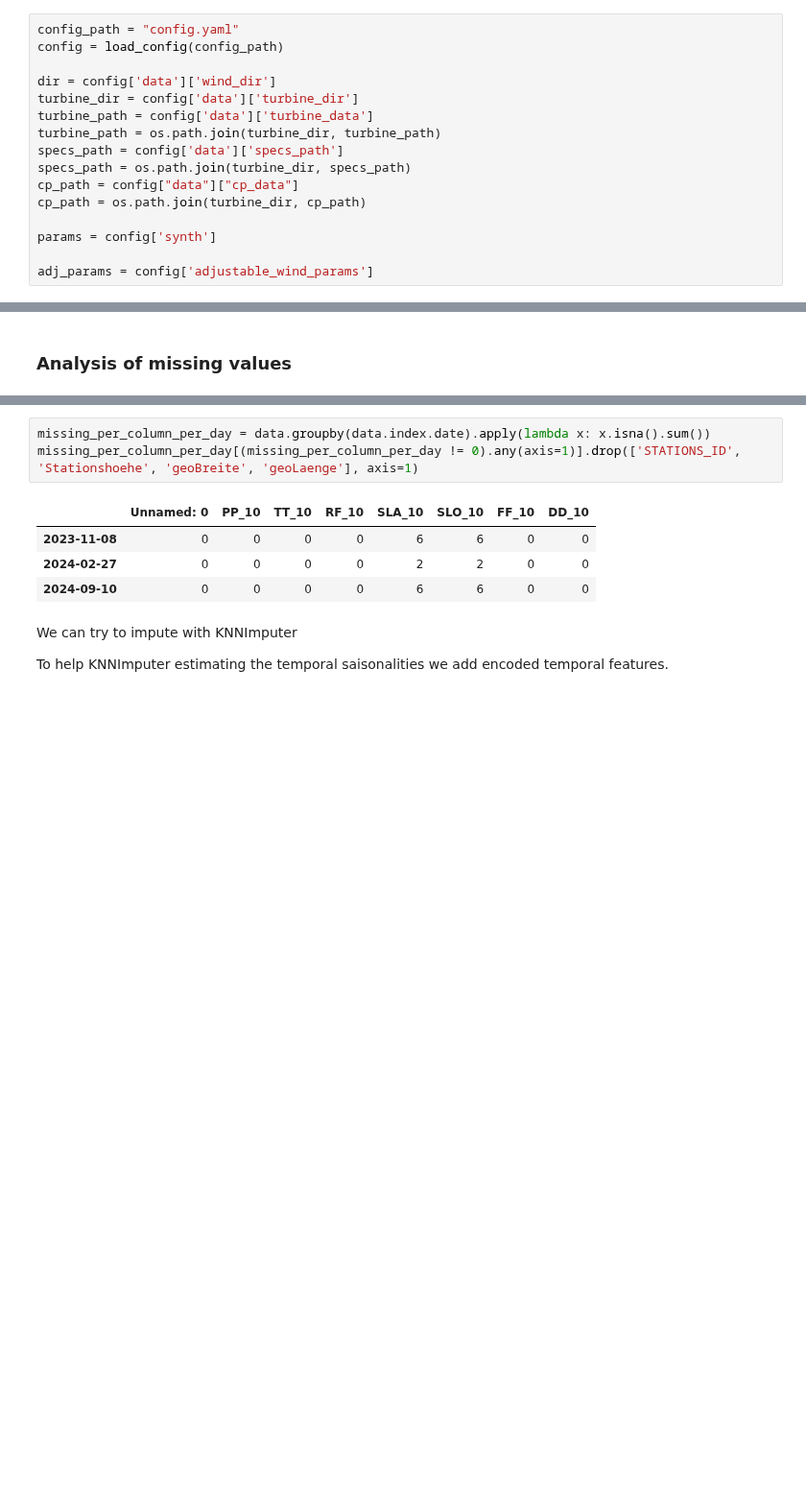
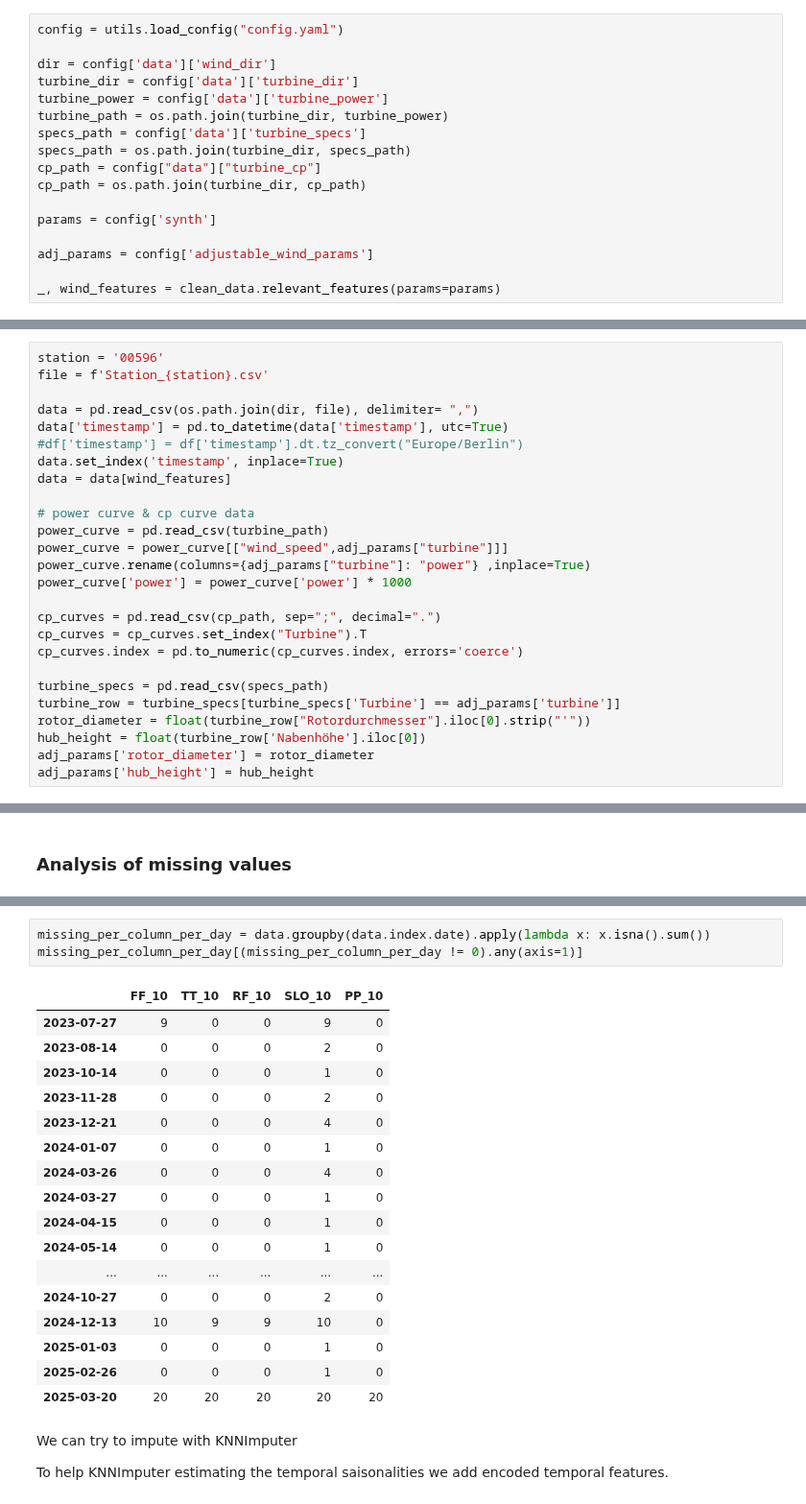
Before and after one commit to vikwal/synthetic_re_data_generation, a Jupyter notebook: generate_wind.ipynb, the cells around one changed output, grey strips where cells are left out. Shown at 96% size. Drawn from its saved outputs; the diff is of its cells as text; blank space fills up the shorter version.

```diff
--- a/generate_wind.ipynb
+++ b/generate_wind.ipynb
@@ -19,16 +19,17 @@ def load_config(config_path):
 # %%
-config_path = "config.yaml"
-config = load_config(config_path)
+config = utils.load_config("config.yaml")
 
 dir = config['data']['wind_dir']
 turbine_dir = config['data']['turbine_dir']
-turbine_path = config['data']['turbine_data']
-turbine_path = os.path.join(turbine_dir, turbine_path)
-specs_path = config['data']['specs_path']
+turbine_power = config['data']['turbine_power']
+turbine_path = os.path.join(turbine_dir, turbine_power)
+specs_path = config['data']['turbine_specs']
 specs_path = os.path.join(turbine_dir, specs_path)
-cp_path = config["data"]["cp_data"]
+cp_path = config["data"]["turbine_cp"]
 cp_path = os.path.join(turbine_dir, cp_path)
 
 params = config['synth']
 
 adj_params = config['adjustable_wind_params']
+
+_, wind_features = clean_data.relevant_features(params=params)
@@ -45,3 +36,29 @@ data.set_index('timestamp', inplace=True)
+# %%
+station = '00596'
+file = f'Station_{station}.csv'
+
+data = pd.read_csv(os.path.join(dir, file), delimiter= ",")
+data['timestamp'] = pd.to_datetime(data['timestamp'], utc=True)
+#df['timestamp'] = df['timestamp'].dt.tz_convert("Europe/Berlin")
+data.set_index('timestamp', inplace=True)
+data = data[wind_features]
+
+# power curve & cp curve data
+power_curve = pd.read_csv(turbine_path)
+power_curve = power_curve[["wind_speed",adj_params["turbine"]]]
+power_curve.rename(columns={adj_params["turbine"]: "power"} ,inplace=True)
+power_curve['power'] = power_curve['power'] * 1000
+
+cp_curves = pd.read_csv(cp_path, sep=";", decimal=".")
+cp_curves = cp_curves.set_index("Turbine").T
+cp_curves.index = pd.to_numeric(cp_curves.index, errors='coerce')
+
+turbine_specs = pd.read_csv(specs_path)
+turbine_row = turbine_specs[turbine_specs['Turbine'] == adj_params['turbine']]
+rotor_diameter = float(turbine_row["Rotordurchmesser"].iloc[0].strip("'"))
+hub_height = float(turbine_row['Nabenhöhe'].iloc[0])
+adj_params['rotor_diameter'] = rotor_diameter
+adj_params['hub_height'] = hub_height
 # %%
 data.info()
 # %% [output]
@@ -97,12 +94,25 @@ geoLaenge         0
 dtype: int64
 # %%
 missing_per_column_per_day = data.groupby(data.index.date).apply(lambda x: x.isna().sum())
-missing_per_column_per_day[(missing_per_column_per_day != 0).any(axis=1)].drop(['STATIONS_ID', 'Stationshoehe', 'geoBreite', 'geoLaenge'], axis=1)
+missing_per_column_per_day[(missing_per_column_per_day != 0).any(axis=1)]
 # %% [output]
-|  | Unnamed: 0 | PP_10 | TT_10 | RF_10 | SLA_10 | SLO_10 | FF_10 | DD_10 |
-| 2023-11-08 | 0 | 0 | 0 | 0 | 6 | 6 | 0 | 0 |
-| 2024-02-27 | 0 | 0 | 0 | 0 | 2 | 2 | 0 | 0 |
-| 2024-09-10 | 0 | 0 | 0 | 0 | 6 | 6 | 0 | 0 |
+|  | FF_10 | TT_10 | RF_10 | SLO_10 | PP_10 |
+| 2023-07-27 | 9 | 0 | 0 | 9 | 0 |
+| 2023-08-14 | 0 | 0 | 0 | 2 | 0 |
+| 2023-10-14 | 0 | 0 | 0 | 1 | 0 |
+| 2023-11-28 | 0 | 0 | 0 | 2 | 0 |
+| 2023-12-21 | 0 | 0 | 0 | 4 | 0 |
+| 2024-01-07 | 0 | 0 | 0 | 1 | 0 |
+| 2024-03-26 | 0 | 0 | 0 | 4 | 0 |
+| 2024-03-27 | 0 | 0 | 0 | 1 | 0 |
+| 2024-04-15 | 0 | 0 | 0 | 1 | 0 |
+| 2024-05-14 | 0 | 0 | 0 | 1 | 0 |
+| ... | ... | ... | ... | ... | ... |
+| 2024-10-27 | 0 | 0 | 0 | 2 | 0 |
+| 2024-12-13 | 10 | 9 | 9 | 10 | 0 |
+| 2025-01-03 | 0 | 0 | 0 | 1 | 0 |
+| 2025-02-26 | 0 | 0 | 0 | 1 | 0 |
+| 2025-03-20 | 20 | 20 | 20 | 20 | 20 |
 # %% [markdown]
 We can try to impute with KNNImputer
 
```
Also changed, not shown: parts of 17 cells of this notebook, 7 other files.
